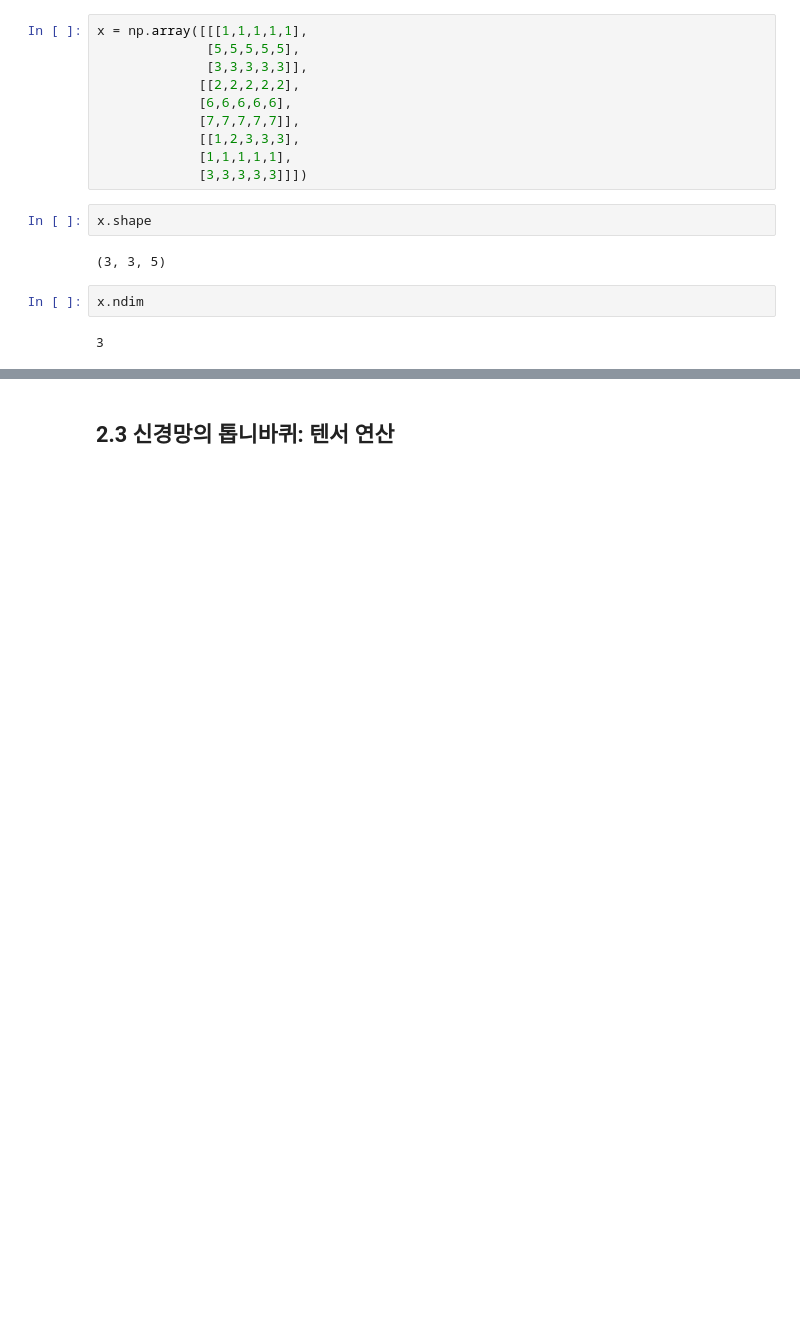
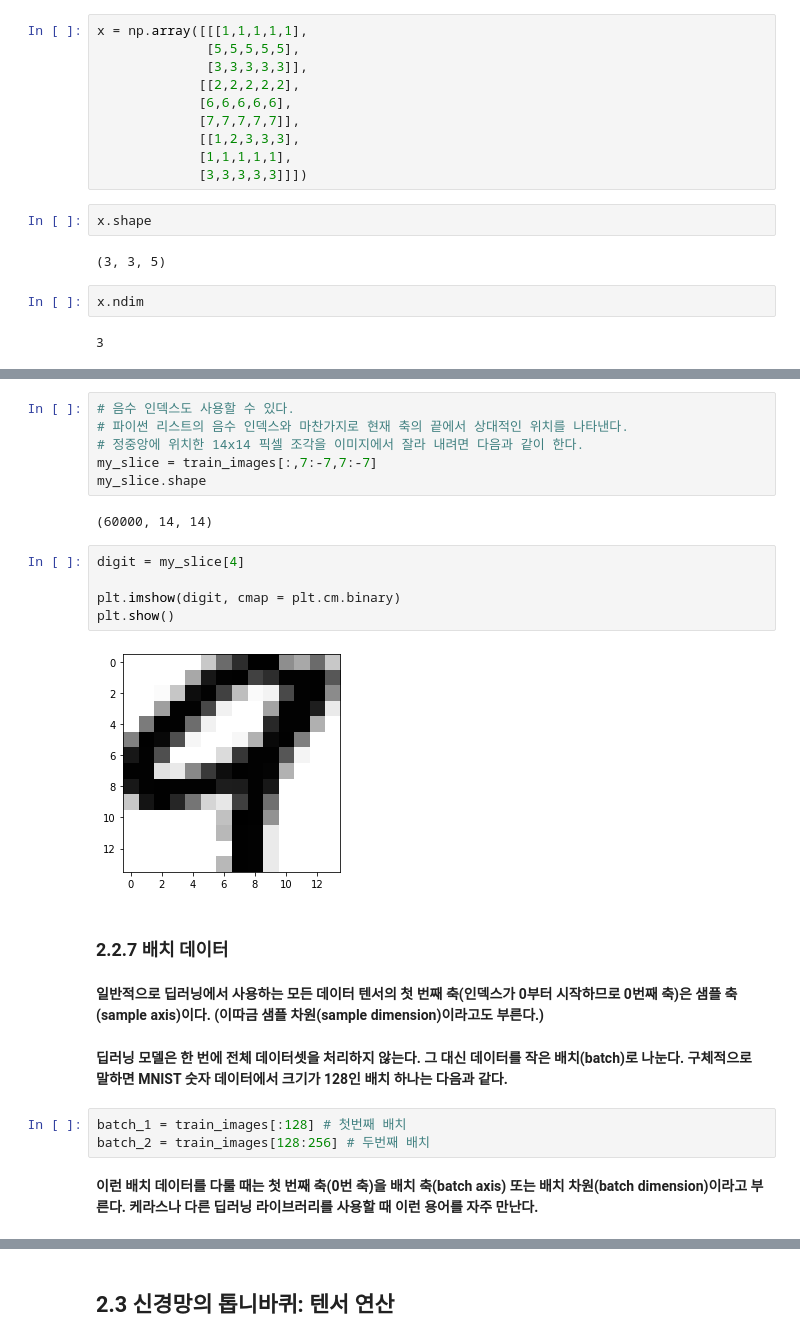
Before and after one commit to seungcho/Deep-Learning-to-Learn-from-the-Creator-of-Keras, a Jupyter notebook: 2장 신경망의 수학적 구성 요소.ipynb, the cells around one changed output, grey strips where cells are left out. Drawn from its saved outputs; the diff is of its cells as text; blank space fills up the shorter version.

```diff
--- a/2장 신경망의 수학적 구성 요소.ipynb
+++ b/2장 신경망의 수학적 구성 요소.ipynb
@@ -255,0 +292,26 @@ my_slice.shape
+# %%
+# 음수 인덱스도 사용할 수 있다.
+# 파이썬 리스트의 음수 인덱스와 마찬가지로 현재 축의 끝에서 상대적인 위치를 나타낸다.
+# 정중앙에 위치한 14x14 픽셀 조각을 이미지에서 잘라 내려면 다음과 같이 한다.
+my_slice = train_images[:,7:-7,7:-7]
+my_slice.shape
+# %% [output]
+(60000, 14, 14)
+# %%
+digit = my_slice[4]
+
+plt.imshow(digit, cmap = plt.cm.binary)
+plt.show()
+# %% [output]
+[figure, added]
+# %% [markdown]
+### **2.2.7 배치 데이터**
+# %% [markdown]
+**일반적으로 딥러닝에서 사용하는 모든 데이터 텐서의 첫 번째 축(인덱스가 0부터 시작하므로 0번째 축)은 샘플 축(sample axis)이다. (이따금 샘플 차원(sample dimension)이라고도 부른다.)**
+# %% [markdown]
+**딥러닝 모델은 한 번에 전체 데이터셋을 처리하지 않는다. 그 대신 데이터를 작은 배치(batch)로 나눈다. 구체적으로 말하면 MNIST 숫자 데이터에서 크기가 128인 배치 하나는 다음과 같다.**
+# %%
+batch_1 = train_images[:128] # 첫번째 배치
+batch_2 = train_images[128:256] # 두번째 배치
+# %% [markdown]
+**이런 배치 데이터를 다룰 때는 첫 번째 축(0번 축)을 배치 축(batch axis) 또는 배치 차원(batch dimension)이라고 부른다. 케라스나 다른 딥러닝 라이브러리를 사용할 때 이런 용어를 자주 만난다.**
```
Also changed, not shown: parts of 175 cells of this notebook, 15 other files.
